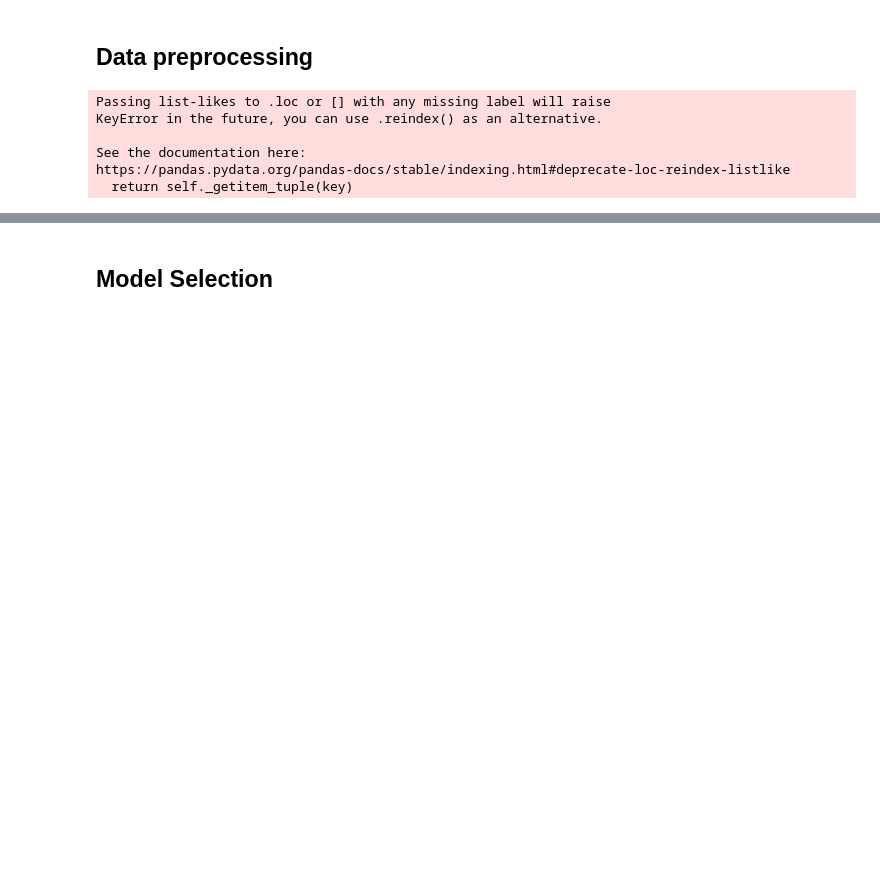
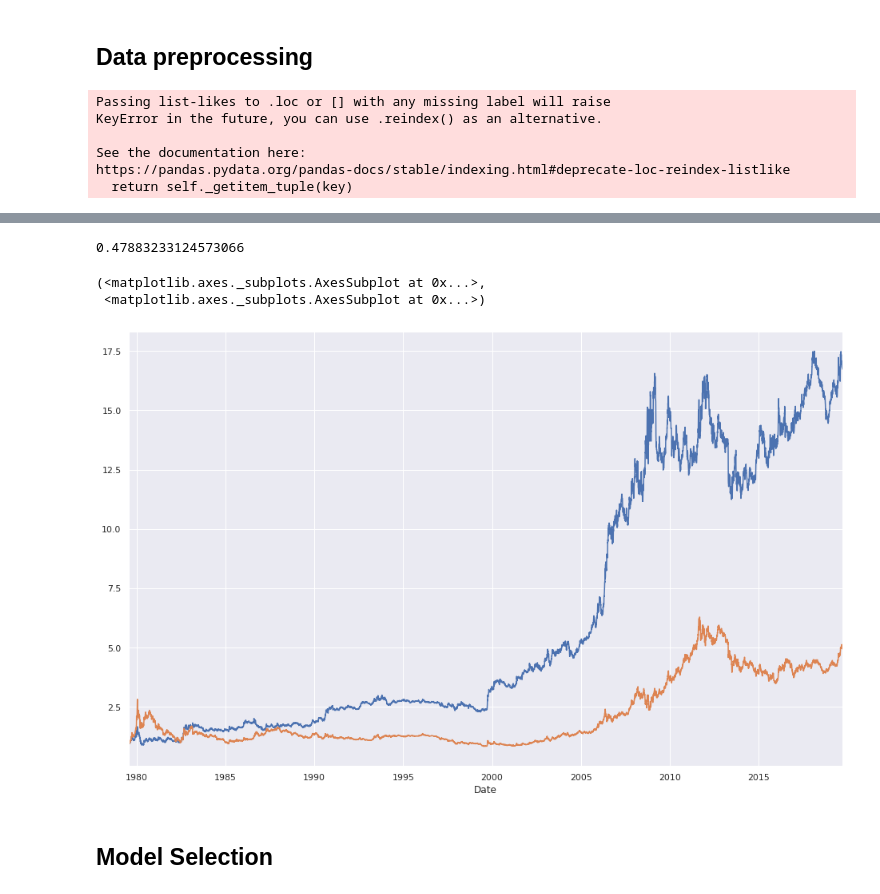
Before and after one commit to jbmoorhouse/gold_returns_predictor, a Jupyter notebook: analysis.ipynb, the cells around one changed output, grey strips where cells are left out. Drawn from its saved outputs; the diff is of its cells as text; code cells hidden in the pictures; blank space fills up the shorter version.

Commit message:
Began stochastic rsi strategy experimentation

```diff
--- a/analysis.ipynb
+++ b/analysis.ipynb
@@ -516,0 +493,13 @@ plt.plot((1 + strategy_returns(price_values, long[:-1], short[:-1])).cumprod())
+# %%
+X_rsi = xau_df_dict['wgc_gold_daily_usd'][['price','rsi']]
+
+
+sns.set(rc={'figure.figsize':(16, 10)})
+
+rsi_min = X_rsi['rsi'].rolling(14).min()
+rsi_max = X_rsi['rsi'].rolling(14).max()
+
+X_rsi['stoch_rsi_k'] = (((X_rsi['rsi'] - rsi_min) / (rsi_max - rsi_min)).rolling(3).mean() * 100)
+X_rsi['stoch_rsi_d'] = X_rsi['stoch_rsi_k'].rolling(3).mean()
+
+X_rsi = X_rsi.dropna()
@@ -517,3 +575,18 @@ plt.plot((1 + strategy_returns(price_values, long[:-1], short[:-1])).cumprod())
+# %%
+X_rsi['strategy'] = (X_rsi['returns'] * X_rsi['long']) + (X_rsi['returns'] * X_rsi['short'])
+
+X_rsi['perf'] = (1 + X_rsi['strategy']).cumprod()
+
+print((np.sqrt(252.) * X_rsi['strategy'].mean()) / X_rsi['strategy'].std())
+
+(X_rsi['perf'][-1] ** (252/X_rsi.index.size)) - 1#
+
+(X_rsi['perf']).plot(), (X_rsi['price'] / X_rsi['price'][0]).plot()
+# %% [output]
+0.47883233124573066
+(<matplotlib.axes._subplots.AxesSubplot at 0x...>,
+ <matplotlib.axes._subplots.AxesSubplot at 0x...>)
+[figure, added]
 # %%
 df = data.loc[:, ['price', 'macd', 'macd_macdsignal']]
 
```
Also changed, not shown: parts of 12 cells of this notebook, 1 other file.
